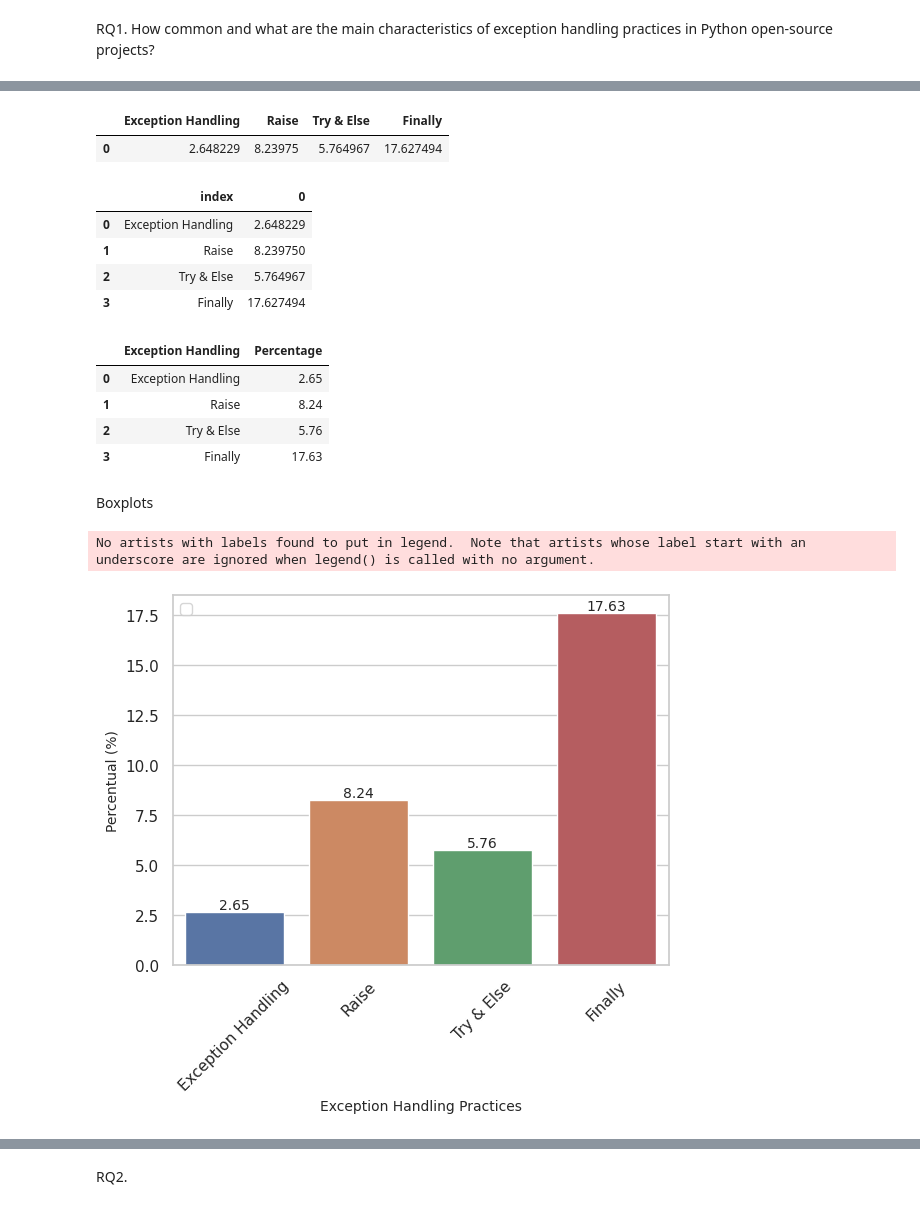
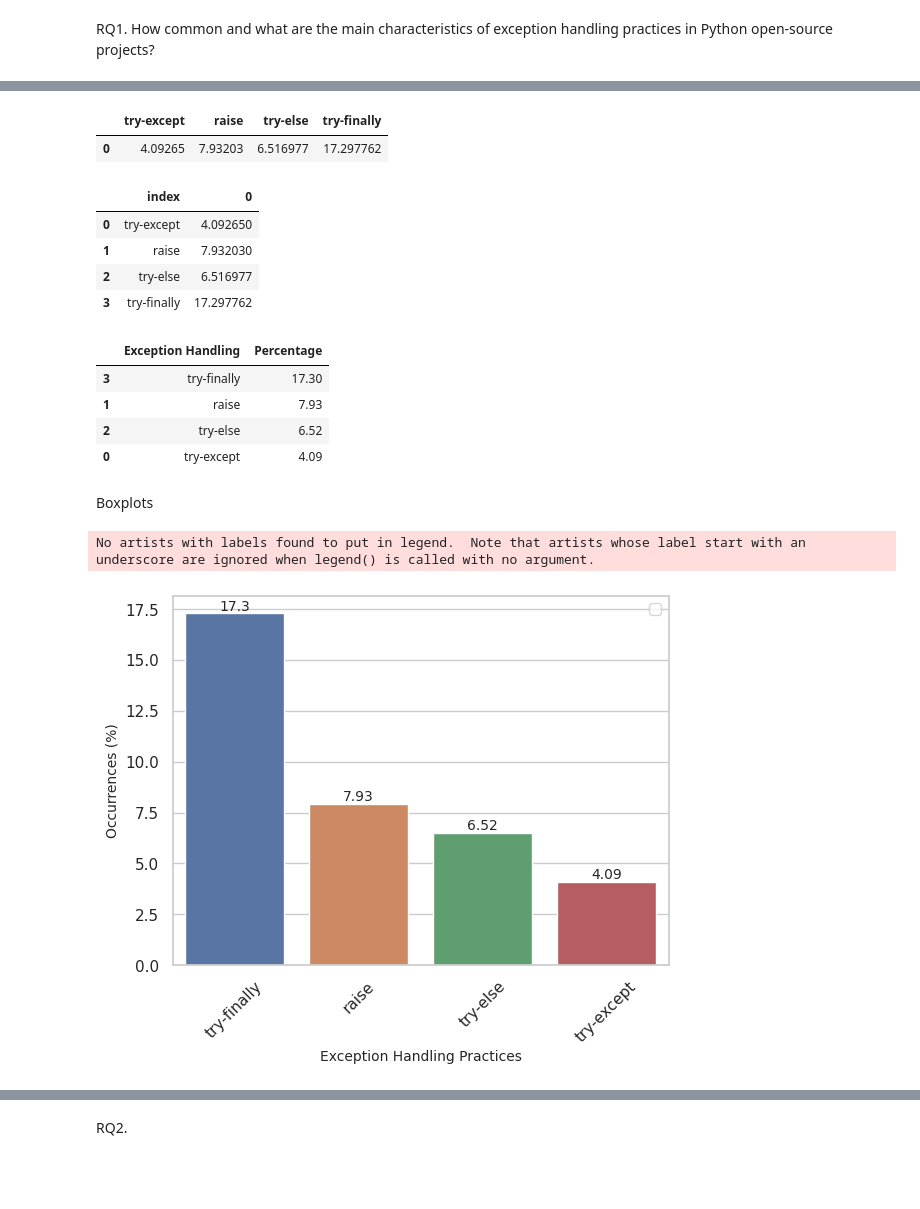
Before and after one commit to r4phael/exception-miner-multi, a Jupyter notebook: notebooks/eh_py_analysis.ipynb, the cells around one changed output, grey strips where cells are left out. Drawn from its saved outputs; the diff is of its cells as text; code cells hidden in the pictures; blank space fills up the shorter version.

```diff
--- a/notebooks/eh_py_analysis.ipynb
+++ b/notebooks/eh_py_analysis.ipynb
@@ -348,52 +352,53 @@ df_rq1
 #df_total
 # %%
 df_total = df_rq1.loc[:, ["perc_n_try_except_uni", "perc_n_raise_uni", "perc_n_try_else_uni", "perc_n_finally_uni"]]
-# %%
-df_total.columns = ['Exception Handling', 'Raise', 'Try & Else', 'Finally']
-df_total
-# %% [output]
-|  | Exception Handling | Raise | Try & Else | Finally |
-| 0 | 2.648229 | 8.23975 | 5.764967 | 17.627494 |
+# %%
+df_total.columns = ['try-except', 'raise', 'try-else', 'try-finally']
+df_total
+# %% [output]
+|  | try-except | raise | try-else | try-finally |
+| 0 | 4.09265 | 7.93203 | 6.516977 | 17.297762 |
 # %%
 df_total = df_total.T[0:].reset_index()
 df_total
 # %% [output]
 |  | index | 0 |
-| 0 | Exception Handling | 2.648229 |
-| 1 | Raise | 8.239750 |
-| 2 | Try & Else | 5.764967 |
-| 3 | Finally | 17.627494 |
+| 0 | try-except | 4.092650 |
+| 1 | raise | 7.932030 |
+| 2 | try-else | 6.516977 |
+| 3 | try-finally | 17.297762 |
 # %%
 #rename columns:
 df_total.columns = ['Exception Handling', 'Percentage']
 df_total['Percentage'] = df_total['Percentage'].round(2)
-
-df_total
-# %% [output]
-|  | Exception Handling | Percentage |
-| 0 | Exception Handling | 2.65 |
-| 1 | Raise | 8.24 |
-| 2 | Try & Else | 5.76 |
-| 3 | Finally | 17.63 |
+# %%
+df_total = df_total.sort_values(by=['Percentage'], ascending=False)
+df_total
+# %% [output]
+|  | Exception Handling | Percentage |
+| 3 | try-finally | 17.30 |
+| 1 | raise | 7.93 |
+| 2 | try-else | 6.52 |
+| 0 | try-except | 4.09 |
 # %% [markdown]
 Boxplots
 # %%
 import seaborn as sns
 import matplotlib.pyplot as plt
 sns.set_theme(style="whitegrid")
 
 ax = sns.barplot(data=df_total, x="Exception Handling", y="Percentage")
-plt.ylabel("Percentual (%)", fontsize= 10)
+plt.ylabel("Occurrences (%)", fontsize= 10)
 plt.xlabel("Exception Handling Practices", fontsize= 10)
 plt.tick_params(axis='x', rotation=45)
 plt.legend(loc="best", ncol=3)
 plt.title("", fontsize= 15)
 
 for i in ax.containers:
     ax.bar_label(i, fontsize=10)
 # %% [output]
 No artists with labels found to put in legend.  Note that artists whose label start with an underscore are ignored when legend() is called with no argument.
-[figure, old version]
+[figure, new version]
 # %%
 df_except_types = df.str_except_identifiers.str.split(" ").explode().value_counts().reset_index()
 # %%
```
Also changed, not shown: parts of 36 cells of this notebook, 4 other files.
